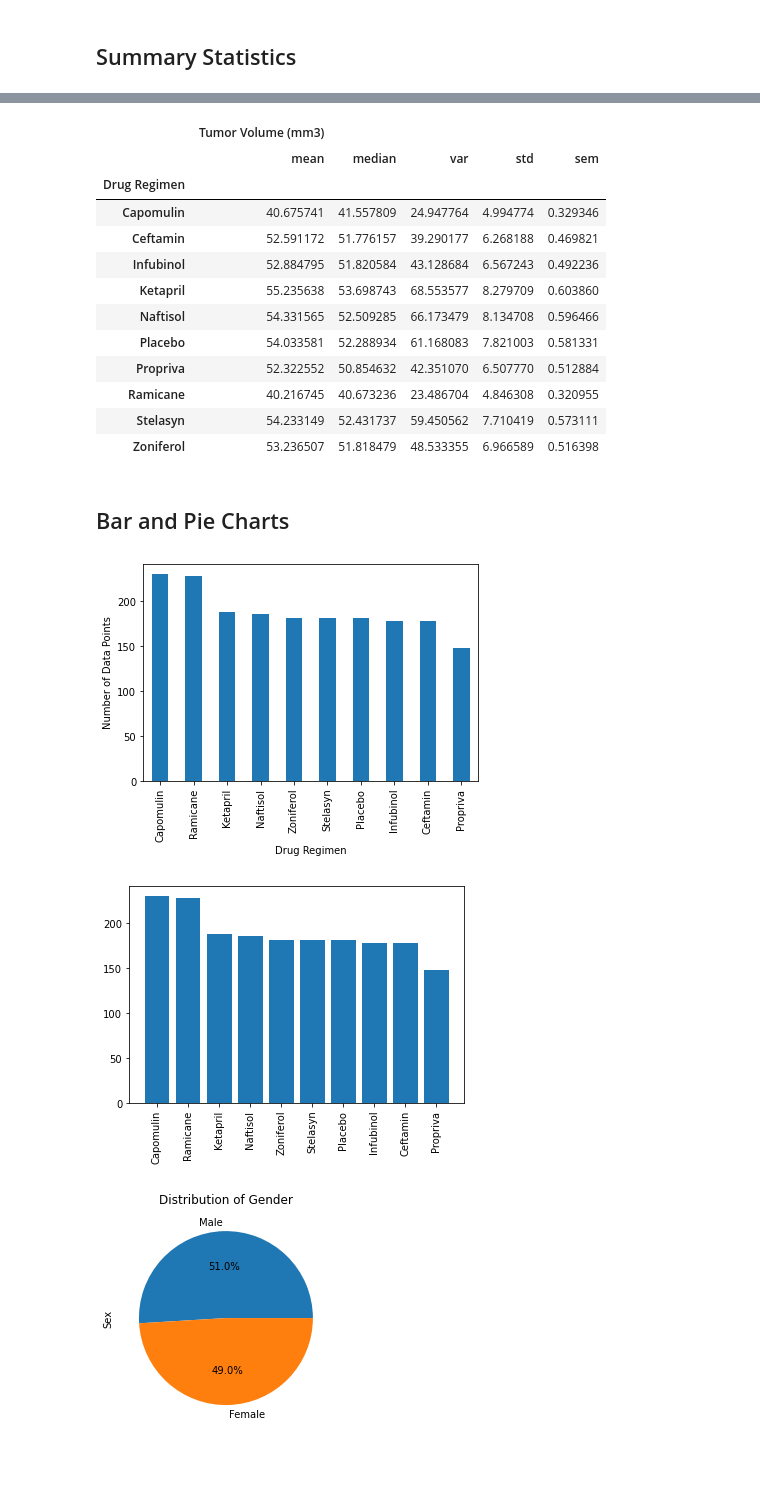
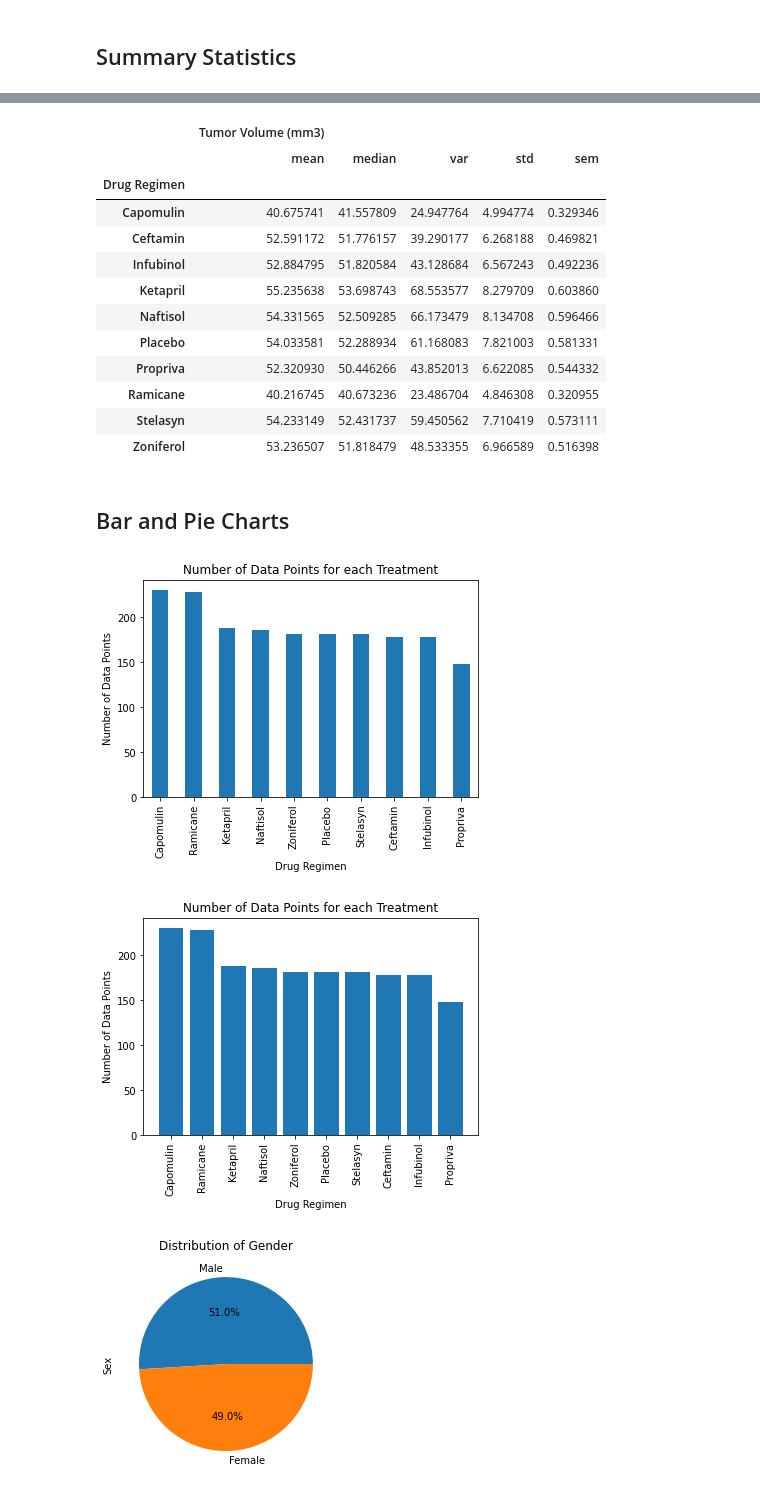
Before and after one commit to LeeProut/matplotlib-challenge, a Jupyter notebook: Pymaceuticals/pymaceuticals.ipynb, the cells around one changed output, grey strips where cells are left out. Saved outputs shown, nothing was run; the diff lists cells and outputs as text; code cells hidden in the pictures; blank space fills up the shorter version.

Commit message:
fixed error in boxplot by correcting the df tumor vol pulled from

```diff
--- a/Pymaceuticals/pymaceuticals.ipynb
+++ b/Pymaceuticals/pymaceuticals.ipynb
@@ -160,8 +161,12 @@ series_stats_df
 # example df.groupby('A').agg({'B': ['min', 'max'], 'C': 'sum'})
 #https://pandas.pydata.org/pandas-docs/stable/reference/api/pandas.core.groupby.DataFrameGroupBy.aggregate.html?highlight=aggregate#pandas.core.groupby.DataFrameGroupBy.aggregate
 
-summary_stats = combined_mouse_study_df.groupby("Drug Regimen").agg({"Tumor Volume (mm3)" : ["mean", "median", "var", "std", "sem"]})
+#first used combined_mouse_study_df that includes duplicate mouse
+#changing to use cleaned df: unique_mice_data_df
+summary_stats = unique_mice_data_df.groupby("Drug Regimen").agg({"Tumor Volume (mm3)" : ["mean", "median", "var", "std", "sem"]})
 summary_stats
+
+#apply formatting with .style.format?
 # %% [output]
 |  | Tumor Volume (mm3) |  |  |  |  |
 |  | mean | median | var | std | sem |
@@ -172,7 +177,7 @@ summary_stats
 | Ketapril | 55.235638 | 53.698743 | 68.553577 | 8.279709 | 0.603860 |
 | Naftisol | 54.331565 | 52.509285 | 66.173479 | 8.134708 | 0.596466 |
 | Placebo | 54.033581 | 52.288934 | 61.168083 | 7.821003 | 0.581331 |
-| Propriva | 52.322552 | 50.854632 | 42.351070 | 6.507770 | 0.512884 |
+| Propriva | 52.320930 | 50.446266 | 43.852013 | 6.622085 | 0.544332 |
 | Ramicane | 40.216745 | 40.673236 | 23.486704 | 4.846308 | 0.320955 |
 | Stelasyn | 54.233149 | 52.431737 | 59.450562 | 7.710419 | 0.573111 |
 | Zoniferol | 53.236507 | 51.818479 | 48.533355 | 6.966589 | 0.516398 |
@@ -180,44 +185,43 @@ summary_stats
 ## Bar and Pie Charts
 # %%
 # Generate a bar plot showing the total number of mice for each treatment throughout the course of the study using pandas.
+#https://www.shanelynn.ie/bar-plots-in-python-using-pandas-dataframes/
 #use clean df
 unique_mice_data_df
 
+#get count of data points for each treatment
 drug_list = unique_mice_data_df["Drug Regimen"].value_counts()
 drug_list
 
-#https://pandas.pydata.org/pandas-docs/stable/reference/api/pandas.DataFrame.plot.bar.html
+
 drug_list.plot(kind = "bar")
 
+plt.title("Number of Data Points for each Treatment")
 plt.xlabel("Drug Regimen")
 plt.ylabel("Number of Data Points")
 plt.show()
 # %% [output]
-[figure, old version]
+[figure, new version]
 # %%
 # Generate a bar plot showing the total number of mice for each treatment throughout the course of the study using pyplot.
-
+#https://pandas.pydata.org/pandas-docs/stable/reference/api/pandas.DataFrame.plot.bar.html
 unique_mice_data_df
 
+#get count of data points for each treatment
 drug_list = unique_mice_data_df["Drug Regimen"].value_counts()
 drug_list
 
+#assign x and y values, rotate x ticks for readability
 plt.bar(drug_list.index.values, drug_list.values)
 plt.xticks(rotation = 90)
 plt
 
+plt.title("Number of Data Points for each Treatment")
+plt.xlabel("Drug Regimen")
+plt.ylabel("Number of Data Points")
+
 plt.show()
-
-
-# x_axis = np.arange(0, len("Drug Regimen"))
-# plot.bar(x_axis, drug_list, facecolor="blue", alpha=0.5)
-# plot.xticks(x_axis, drug_list)
-
-
-# plot.title("Number of Data Points for each Treatment")
-# plot.xlabel("Drug Regimen")
-# plot.ylabel("Number of Data Points")
 # %% [output]
-[figure, old version]
+[figure, new version]
 # %%
 # Generate a pie plot showing the distribution of female versus male mice using pandas
```
Also changed, not shown: parts of 8 cells of this notebook.
